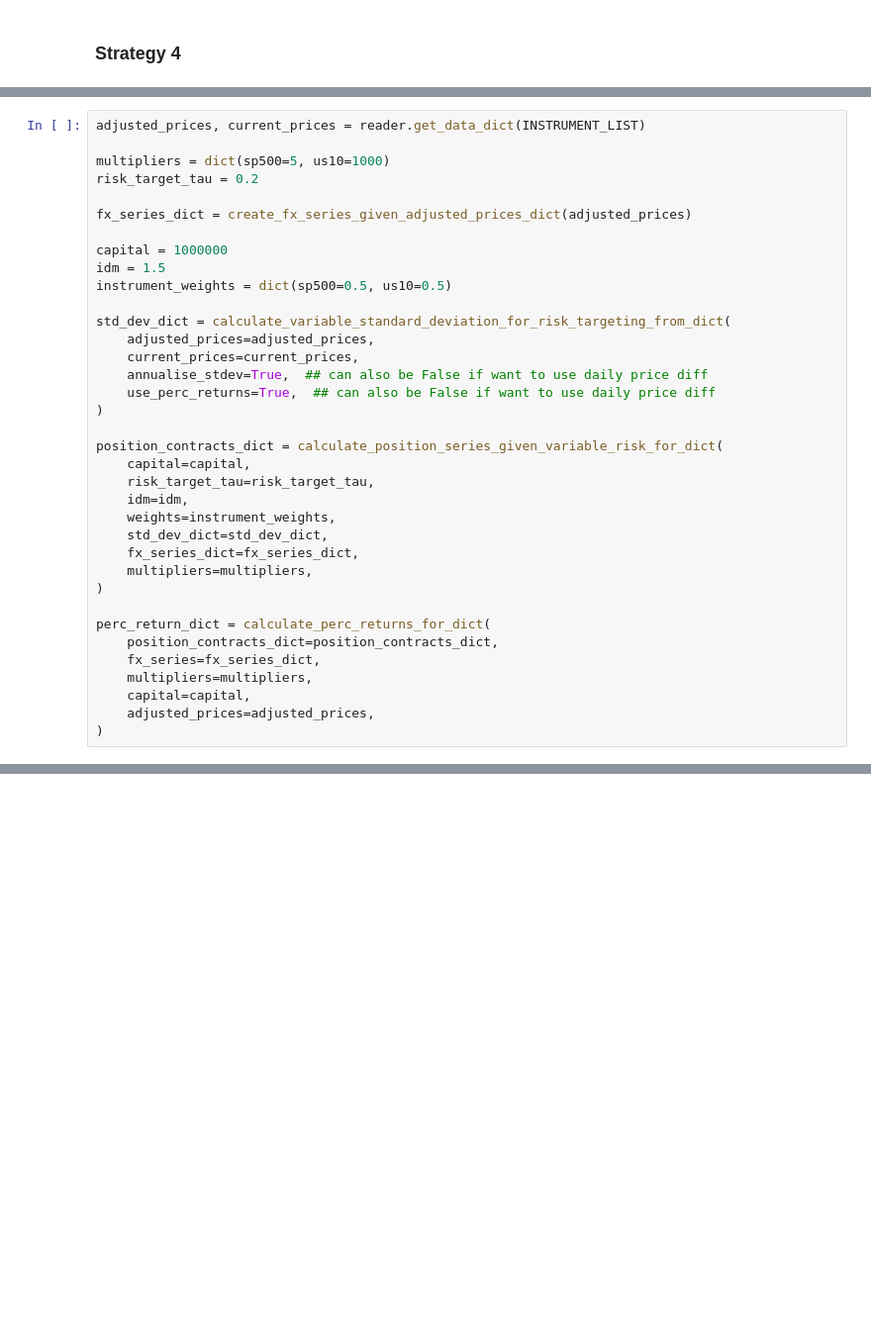
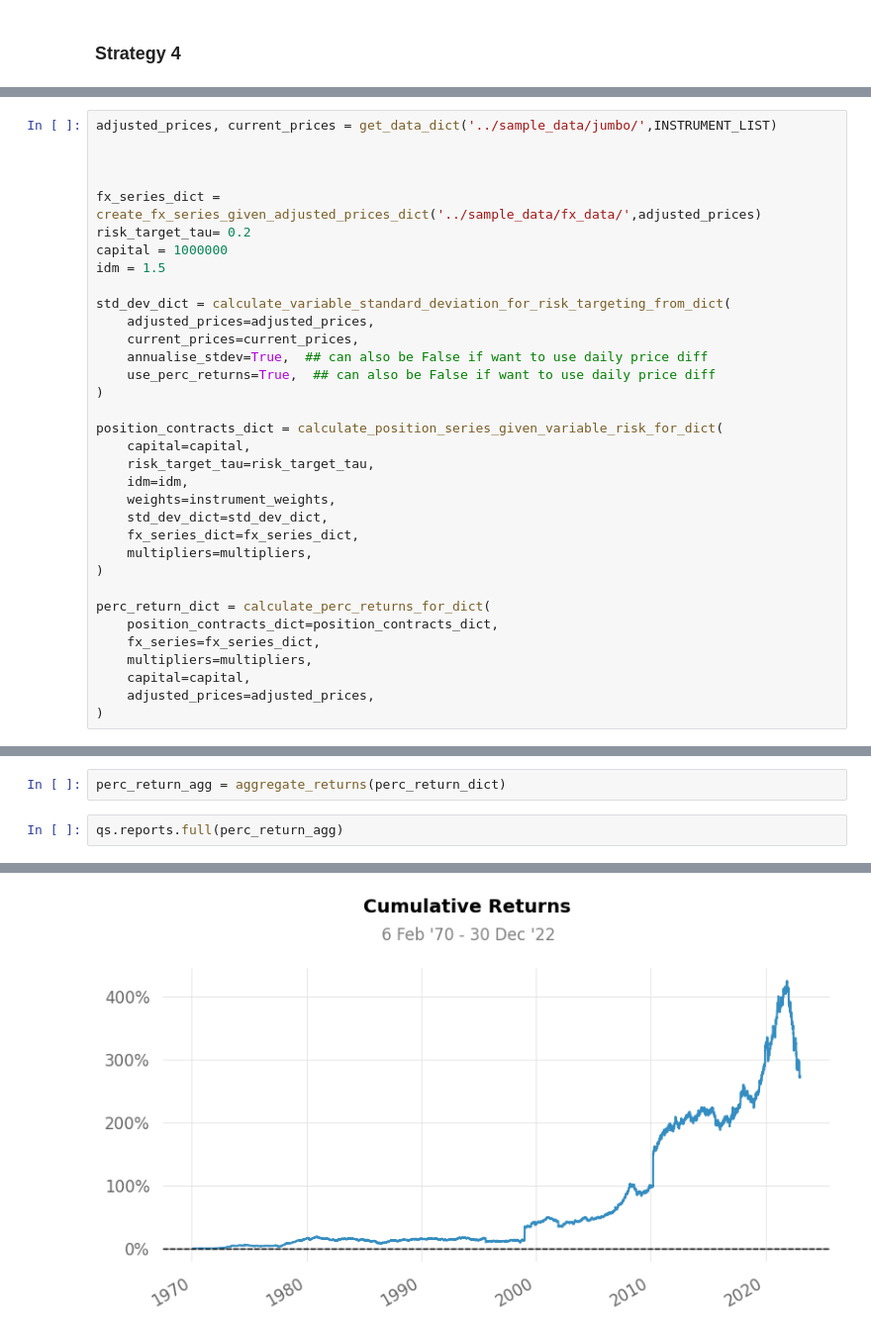
Before and after one commit to Didarul-Azam/almanac, a Jupyter notebook: almanac/strategy/strategy1.ipynb, the cells around one changed output, grey strips where cells are left out. Shown at 99% size. Drawn from its saved outputs; the diff is of its cells as text; blank space fills up the shorter version.

```diff
--- a/almanac/strategy/strategy1.ipynb
+++ b/almanac/strategy/strategy1.ipynb
@@ -248,14 +247,12 @@ reader=Read_csv()
 # %%
-adjusted_prices, current_prices = reader.get_data_dict(INSTRUMENT_LIST)
+adjusted_prices, current_prices = get_data_dict('../sample_data/jumbo/',INSTRUMENT_LIST)
 
-multipliers = dict(sp500=5, us10=1000)
-risk_target_tau = 0.2
 
-fx_series_dict = create_fx_series_given_adjusted_prices_dict(adjusted_prices)
 
+fx_series_dict = create_fx_series_given_adjusted_prices_dict('../sample_data/fx_data/',adjusted_prices)
+risk_target_tau= 0.2
 capital = 1000000
 idm = 1.5
-instrument_weights = dict(sp500=0.5, us10=0.5)
 
 std_dev_dict = calculate_variable_standard_deviation_for_risk_targeting_from_dict(
     adjusted_prices=adjusted_prices,
@@ -285,0 +301,5 @@ FileNotFoundError: [Errno 2] No such file or directory: 'US2.csv'
+# %%
+perc_return_agg = aggregate_returns(perc_return_dict)
+# %%
+qs.reports.full(perc_return_agg)
+# %% [output]
@@ -285,0 +334 @@ FileNotFoundError: [Errno 2] No such file or directory: 'US2.csv'
+[figure, added]
```
Also changed, not shown: parts of 18 cells of this notebook, 11 other files.
